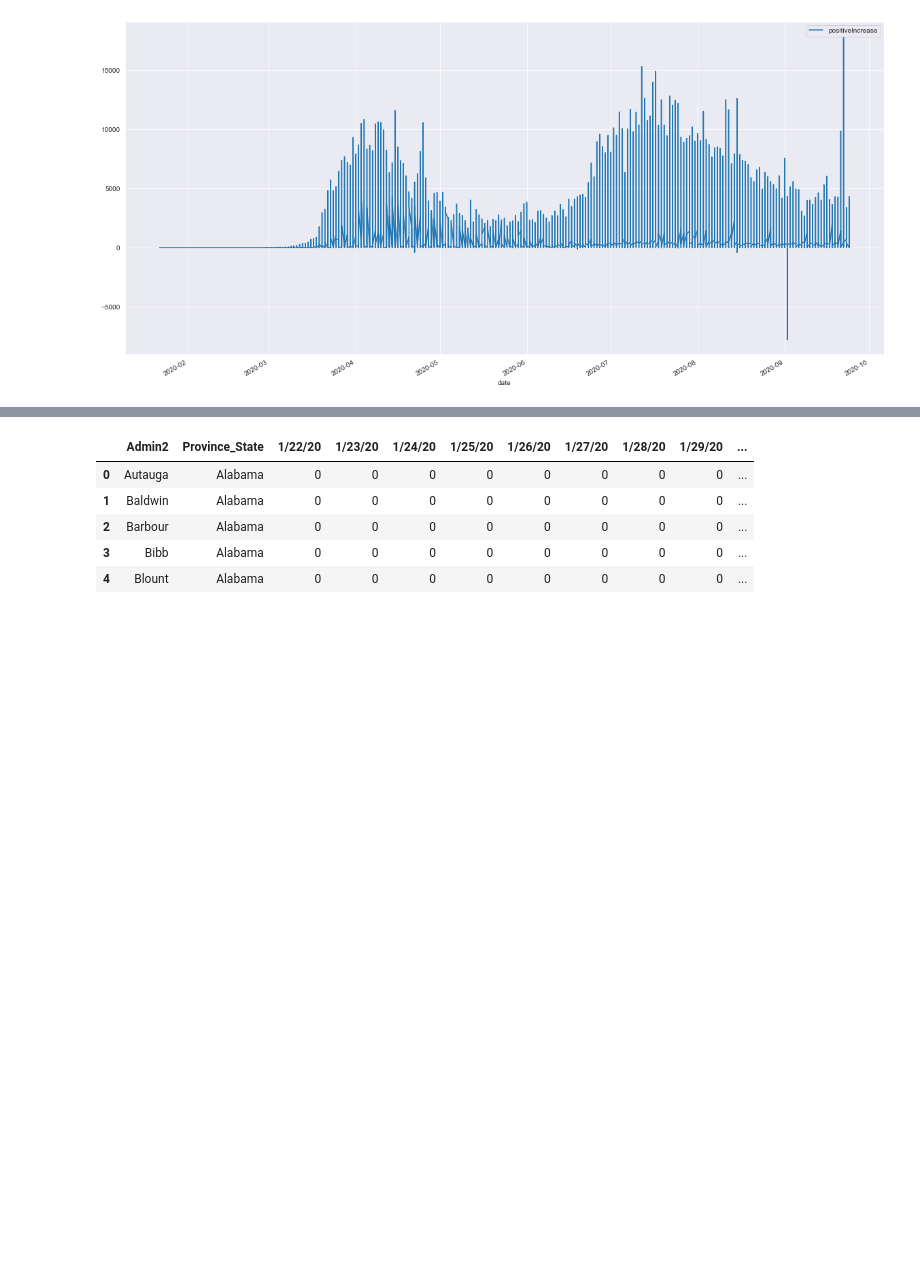
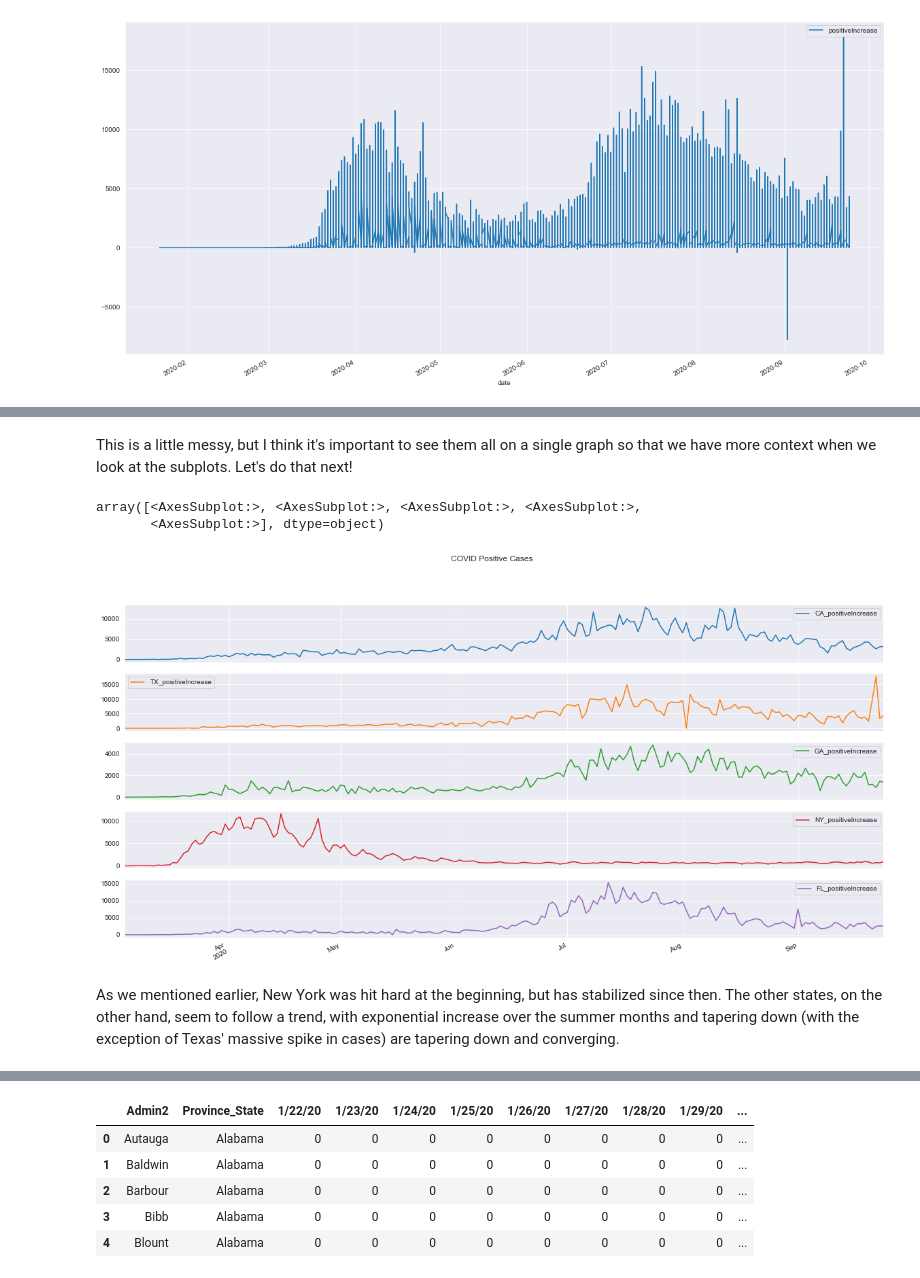
Before and after one commit to bmauss/COVID_Forecast, a Jupyter notebook: 2 Exploratory Data Analysis.ipynb, the cells around one changed output, grey strips where cells are left out. Cells and saved outputs as stored; diff of their text form; code cells hidden in the pictures; blank space fills up the shorter version.

```diff
--- a/2 Exploratory Data Analysis.ipynb
+++ b/2 Exploratory Data Analysis.ipynb
@@ -145,0 +321,11 @@ WY
+# %% [markdown]
+This is a little messy, but I think it's important to see them all on a single graph so that we have more context when we look at the subplots.  Let's do that next!
+# %%
+top_5.plot(figsize=(20, 10), subplots=True, legend=True,
+           title='COVID Positive Cases', )
+# %% [output]
+array([<AxesSubplot:>, <AxesSubplot:>, <AxesSubplot:>, <AxesSubplot:>,
+       <AxesSubplot:>], dtype=object)
+[figure, added]
+# %% [markdown]
+As we mentioned earlier, New York was hit hard at the beginning, but has stabilized since then.  The other states, on the other hand, seem to follow a trend, with exponential increase over the summer months and tapering down (with the exception of Texas' massive spike in cases) are tapering down and converging.
```
Also changed, not shown: parts of 47 cells of this notebook.
